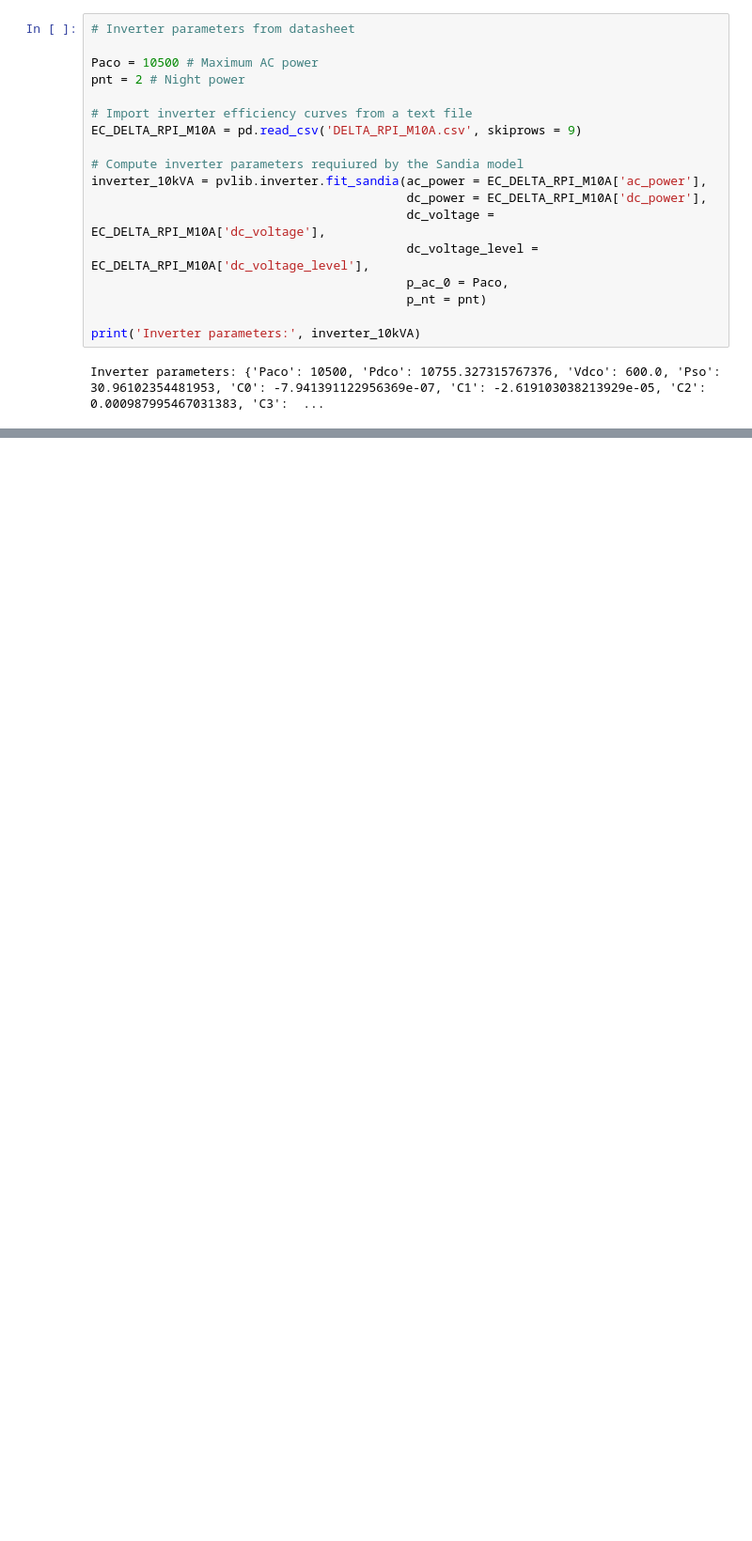
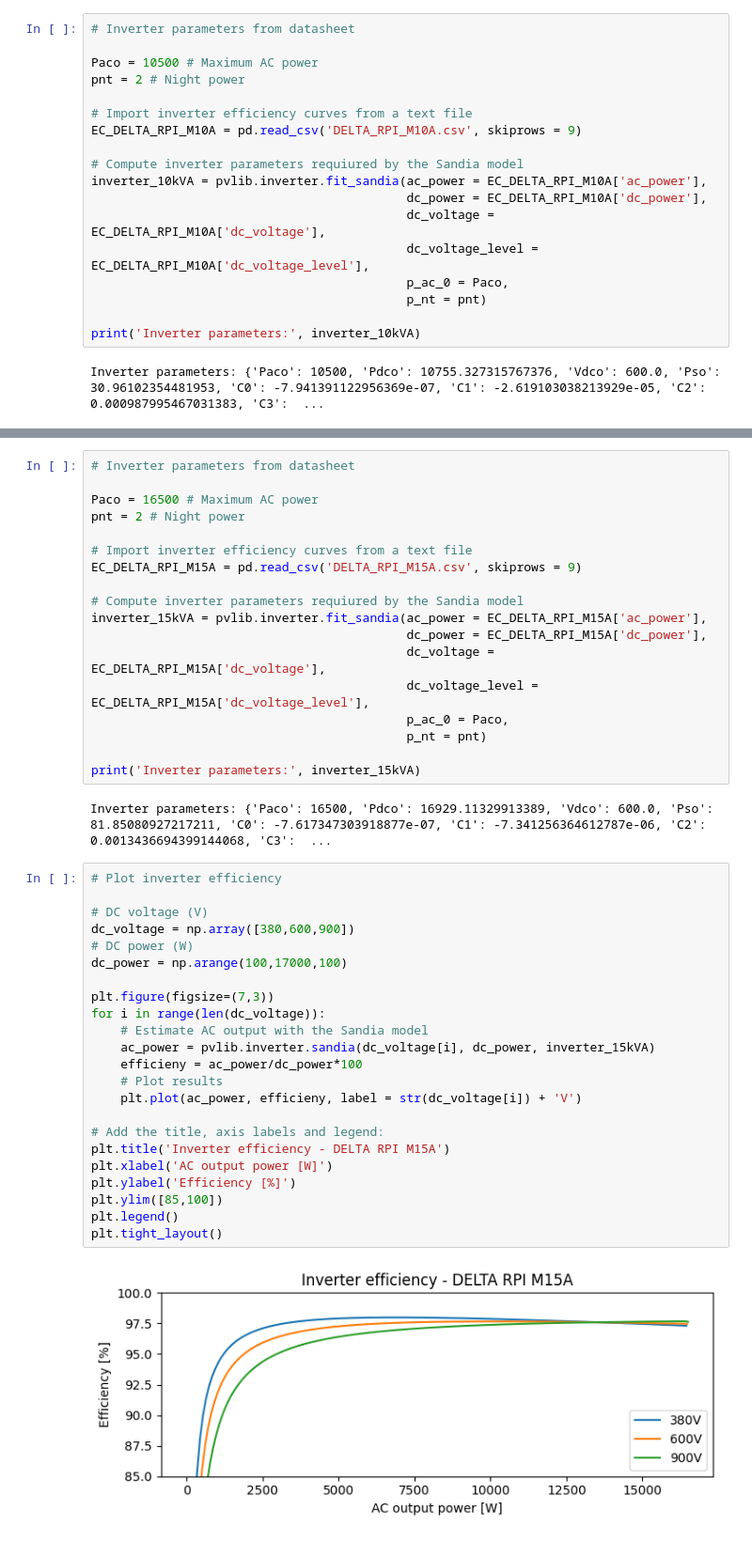
Before and after one commit to Laboratoire-Piment/TwInSolar_PV_system_modelling, a Jupyter notebook: Inverter_parameters.ipynb, the cells around one changed output, grey strips where cells are left out. Shown: that part at 94% size. Saved outputs shown, nothing was run; the diff lists cells and outputs as text; blank space fills up the shorter version.

```diff
--- a/Inverter_parameters.ipynb
+++ b/Inverter_parameters.ipynb
@@ -81,0 +103,45 @@ plt.tight_layout()
+# %%
+# Inverter parameters from datasheet
+
+Paco = 16500 # Maximum AC power
+pnt = 2 # Night power
+
+# Import inverter efficiency curves from a text file
+EC_DELTA_RPI_M15A = pd.read_csv('DELTA_RPI_M15A.csv', skiprows = 9)
+
+# Compute inverter parameters requiured by the Sandia model
+inverter_15kVA = pvlib.inverter.fit_sandia(ac_power = EC_DELTA_RPI_M15A['ac_power'],
+                                           dc_power = EC_DELTA_RPI_M15A['dc_power'],
+                                           dc_voltage = EC_DELTA_RPI_M15A['dc_voltage'],
+                                           dc_voltage_level = EC_DELTA_RPI_M15A['dc_voltage_level'],
+                                           p_ac_0 = Paco,
+                                           p_nt = pnt)
+
+print('Inverter parameters:', inverter_15kVA)
+# %% [output]
+Inverter parameters: {'Paco': 16500, 'Pdco': 16929.11329913389, 'Vdco': 600.0, 'Pso': 81.85080927217211, 'C0': -7.617347303918877e-07, 'C1': -7.341256364612787e-06, 'C2': 0.0013436694399144068, 'C3':  ...
+# %%
+# Plot inverter efficiency
+
+# DC voltage (V)
+dc_voltage = np.array([380,600,900])
+# DC power (W)
+dc_power = np.arange(100,17000,100)
+
+plt.figure(figsize=(7,3))
+for i in range(len(dc_voltage)):
+    # Estimate AC output with the Sandia model
+    ac_power = pvlib.inverter.sandia(dc_voltage[i], dc_power, inverter_15kVA)
+    efficieny = ac_power/dc_power*100
+    # Plot results
+    plt.plot(ac_power, efficieny, label = str(dc_voltage[i]) + 'V')
+
+# Add the title, axis labels and legend:
+plt.title('Inverter efficiency - DELTA RPI M15A')
+plt.xlabel('AC output power [W]')
+plt.ylabel('Efficiency [%]')
+plt.ylim([85,100])
+plt.legend()
+plt.tight_layout()
+# %% [output]
+[figure, added]
```
Also changed, not shown: parts of 3 cells of this notebook, 1 other file.
